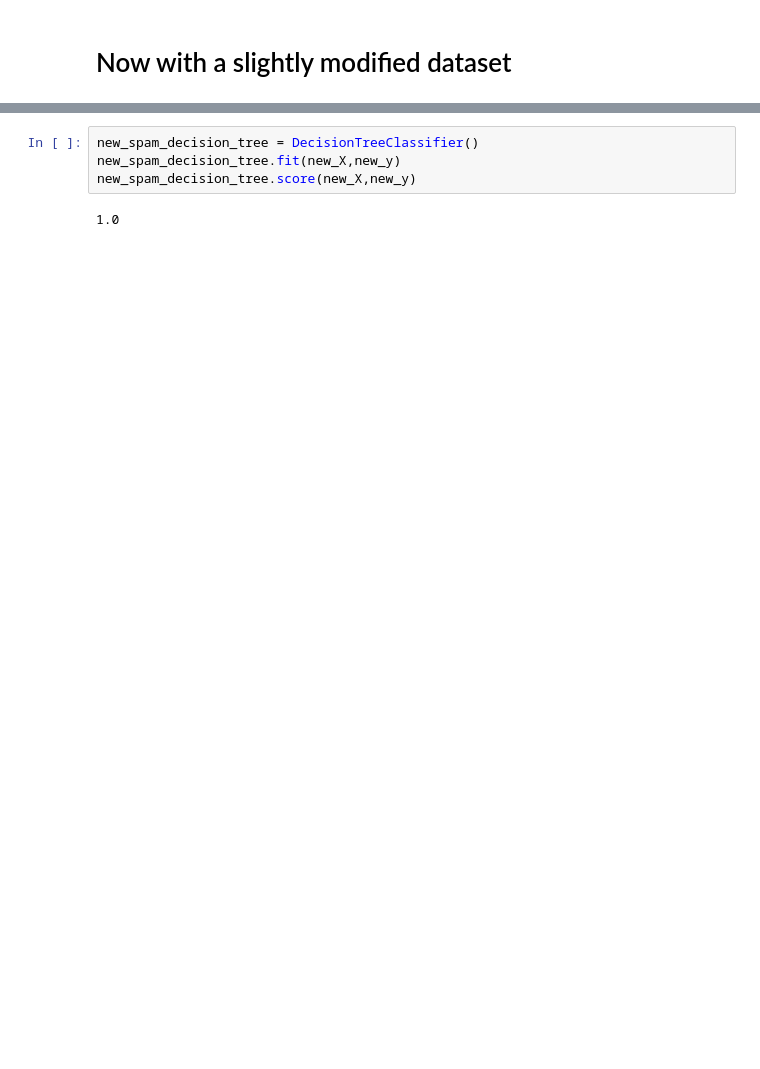
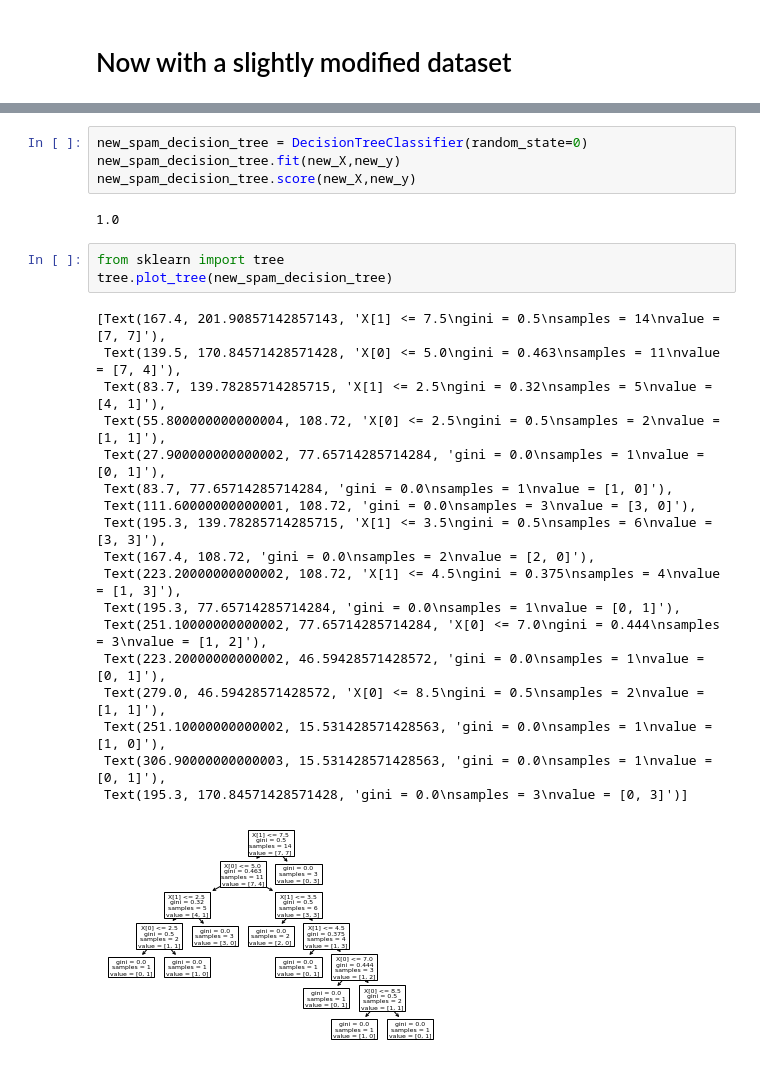
Before and after one commit to luisguiserrano/manning, a Jupyter notebook: Chapter 10 - Ensemble Methods/Ensemble Methods.ipynb, the cells around one changed output, grey strips where cells are left out. Cells and saved outputs as stored; diff of their text form; blank space fills up the shorter version.

```diff
--- a/Chapter 10 - Ensemble Methods/Ensemble Methods.ipynb
+++ b/Chapter 10 - Ensemble Methods/Ensemble Methods.ipynb
@@ -140,9 +156,31 @@ plot_points(new_X, new_y)
 # %%
-new_spam_decision_tree = DecisionTreeClassifier()
+new_spam_decision_tree = DecisionTreeClassifier(random_state=0)
 new_spam_decision_tree.fit(new_X,new_y)
 new_spam_decision_tree.score(new_X,new_y)
 # %% [output]
 1.0
+# %%
+from sklearn import tree
+tree.plot_tree(new_spam_decision_tree)
+# %% [output]
+[Text(167.4, 201.90857142857143, 'X[1] <= 7.5\ngini = 0.5\nsamples = 14\nvalue = [7, 7]'),
+ Text(139.5, 170.84571428571428, 'X[0] <= 5.0\ngini = 0.463\nsamples = 11\nvalue = [7, 4]'),
+ Text(83.7, 139.78285714285715, 'X[1] <= 2.5\ngini = 0.32\nsamples = 5\nvalue = [4, 1]'),
+ Text(55.800000000000004, 108.72, 'X[0] <= 2.5\ngini = 0.5\nsamples = 2\nvalue = [1, 1]'),
+ Text(27.900000000000002, 77.65714285714284, 'gini = 0.0\nsamples = 1\nvalue = [0, 1]'),
+ Text(83.7, 77.65714285714284, 'gini = 0.0\nsamples = 1\nvalue = [1, 0]'),
+ Text(111.60000000000001, 108.72, 'gini = 0.0\nsamples = 3\nvalue = [3, 0]'),
+ Text(195.3, 139.78285714285715, 'X[1] <= 3.5\ngini = 0.5\nsamples = 6\nvalue = [3, 3]'),
+ Text(167.4, 108.72, 'gini = 0.0\nsamples = 2\nvalue = [2, 0]'),
+ Text(223.20000000000002, 108.72, 'X[1] <= 4.5\ngini = 0.375\nsamples = 4\nvalue = [1, 3]'),
+ Text(195.3, 77.65714285714284, 'gini = 0.0\nsamples = 1\nvalue = [0, 1]'),
+ Text(251.10000000000002, 77.65714285714284, 'X[0] <= 7.0\ngini = 0.444\nsamples = 3\nvalue = [1, 2]'),
+ Text(223.20000000000002, 46.59428571428572, 'gini = 0.0\nsamples = 1\nvalue = [0, 1]'),
+ Text(279.0, 46.59428571428572, 'X[0] <= 8.5\ngini = 0.5\nsamples = 2\nvalue = [1, 1]'),
+ Text(251.10000000000002, 15.531428571428563, 'gini = 0.0\nsamples = 1\nvalue = [1, 0]'),
+ Text(306.90000000000003, 15.531428571428563, 'gini = 0.0\nsamples = 1\nvalue = [0, 1]'),
+ Text(195.3, 170.84571428571428, 'gini = 0.0\nsamples = 3\nvalue = [0, 3]')]
+[figure, added]
 # %%
 dot_data = StringIO()
 export_graphviz(new_spam_decision_tree, out_file=dot_data,
```
Also changed, not shown: parts of 28 cells of this notebook.
